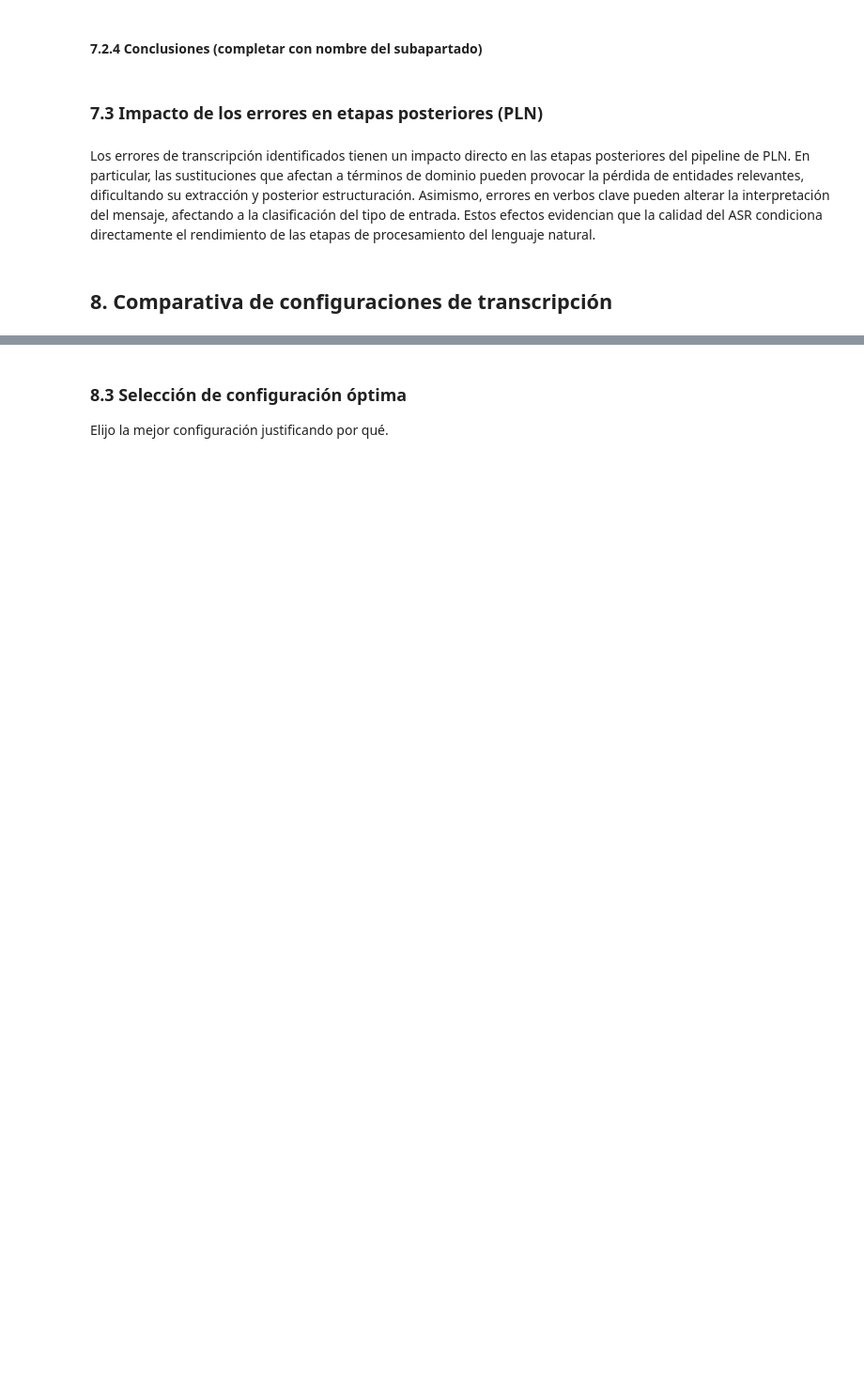
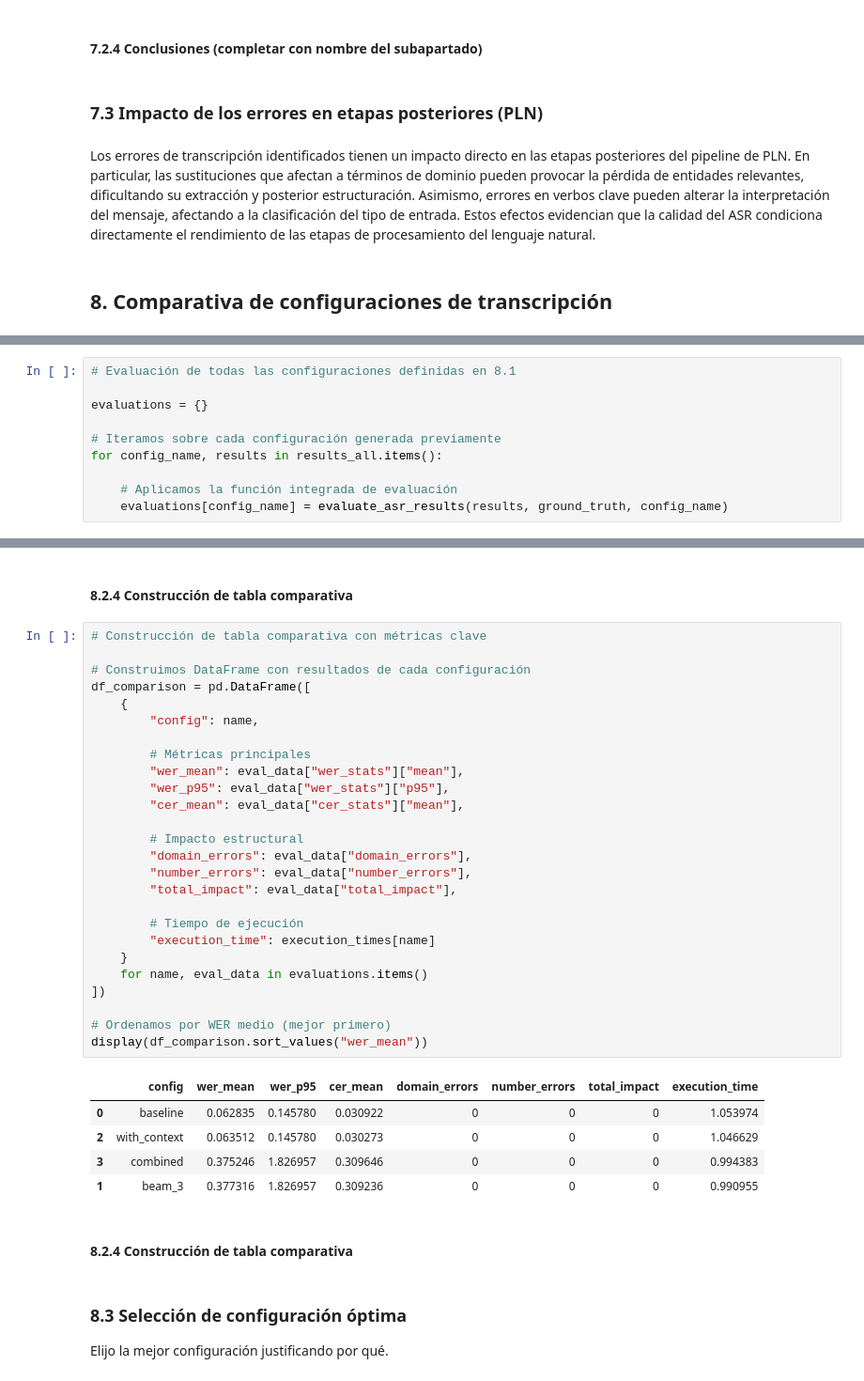
Before and after one commit to JMPinillos/agri-voice-ai, a Jupyter notebook: notebooks/02_speech_to_text_asr/speech_to_text_asr.ipynb, the cells around one changed output, grey strips where cells are left out. Shown at 94% size. Cells and saved outputs as stored; diff of their text form; blank space fills up the shorter version.

```diff
--- a/notebooks/02_speech_to_text_asr/speech_to_text_asr.ipynb
+++ b/notebooks/02_speech_to_text_asr/speech_to_text_asr.ipynb
@@ -1126,0 +1324,10 @@ Los errores de transcripción identificados tienen un impacto directo en las eta
+# %%
+# Evaluación de todas las configuraciones definidas en 8.1
+
+evaluations = {}
+
+# Iteramos sobre cada configuración generada previamente
+for config_name, results in results_all.items():
+
+    # Aplicamos la función integrada de evaluación
+    evaluations[config_name] = evaluate_asr_results(results, ground_truth, config_name)
@@ -1127,3 +1357,39 @@ Los errores de transcripción identificados tienen un impacto directo en las eta
+# %% [markdown]
+#### 8.2.4 Construcción de tabla comparativa
+# %%
+# Construcción de tabla comparativa con métricas clave
+
+# Construimos DataFrame con resultados de cada configuración
+df_comparison = pd.DataFrame([
+    {
+        "config": name,
+
+        # Métricas principales
+        "wer_mean": eval_data["wer_stats"]["mean"],
+        "wer_p95": eval_data["wer_stats"]["p95"],
+        "cer_mean": eval_data["cer_stats"]["mean"],
+
+        # Impacto estructural
+        "domain_errors": eval_data["domain_errors"],
+        "number_errors": eval_data["number_errors"],
+        "total_impact": eval_data["total_impact"],
+
+        # Tiempo de ejecución
+        "execution_time": execution_times[name]
+    }
+    for name, eval_data in evaluations.items()
+])
+
+# Ordenamos por WER medio (mejor primero)
+display(df_comparison.sort_values("wer_mean"))
+# %% [output]
+|  | config | wer_mean | wer_p95 | cer_mean | domain_errors | number_errors | total_impact | execution_time |
+| 0 | baseline | 0.062835 | 0.145780 | 0.030922 | 0 | 0 | 0 | 1.053974 |
+| 2 | with_context | 0.063512 | 0.145780 | 0.030273 | 0 | 0 | 0 | 1.046629 |
+| 3 | combined | 0.375246 | 1.826957 | 0.309646 | 0 | 0 | 0 | 0.994383 |
+| 1 | beam_3 | 0.377316 | 1.826957 | 0.309236 | 0 | 0 | 0 | 0.990955 |
+# %% [markdown]
+#### 8.2.4 Construcción de tabla comparativa
 # %% [markdown]
 ### 8.3 Selección de configuración óptima
 
```
Also changed, not shown: parts of 17 cells of this notebook, 1 other file.
